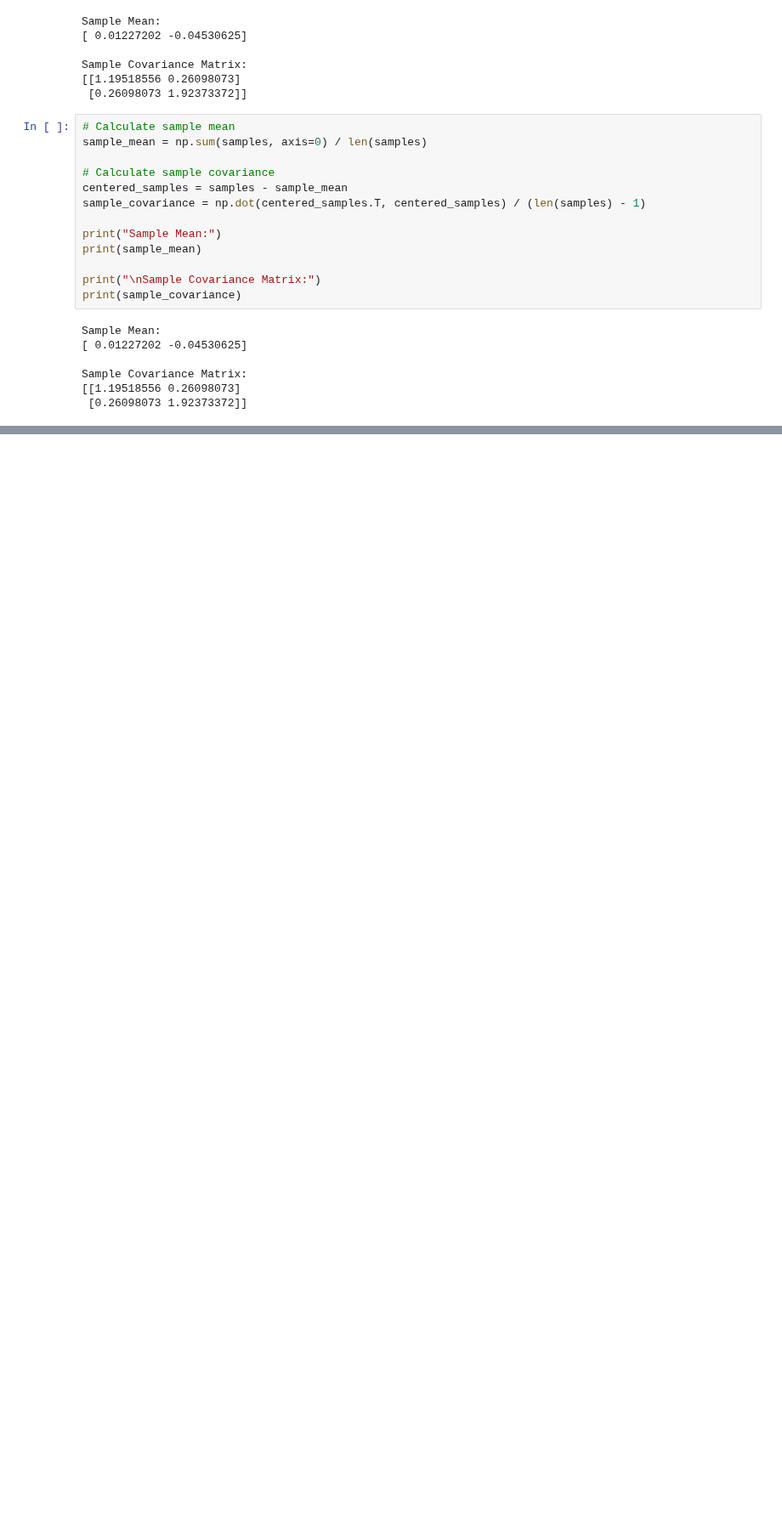
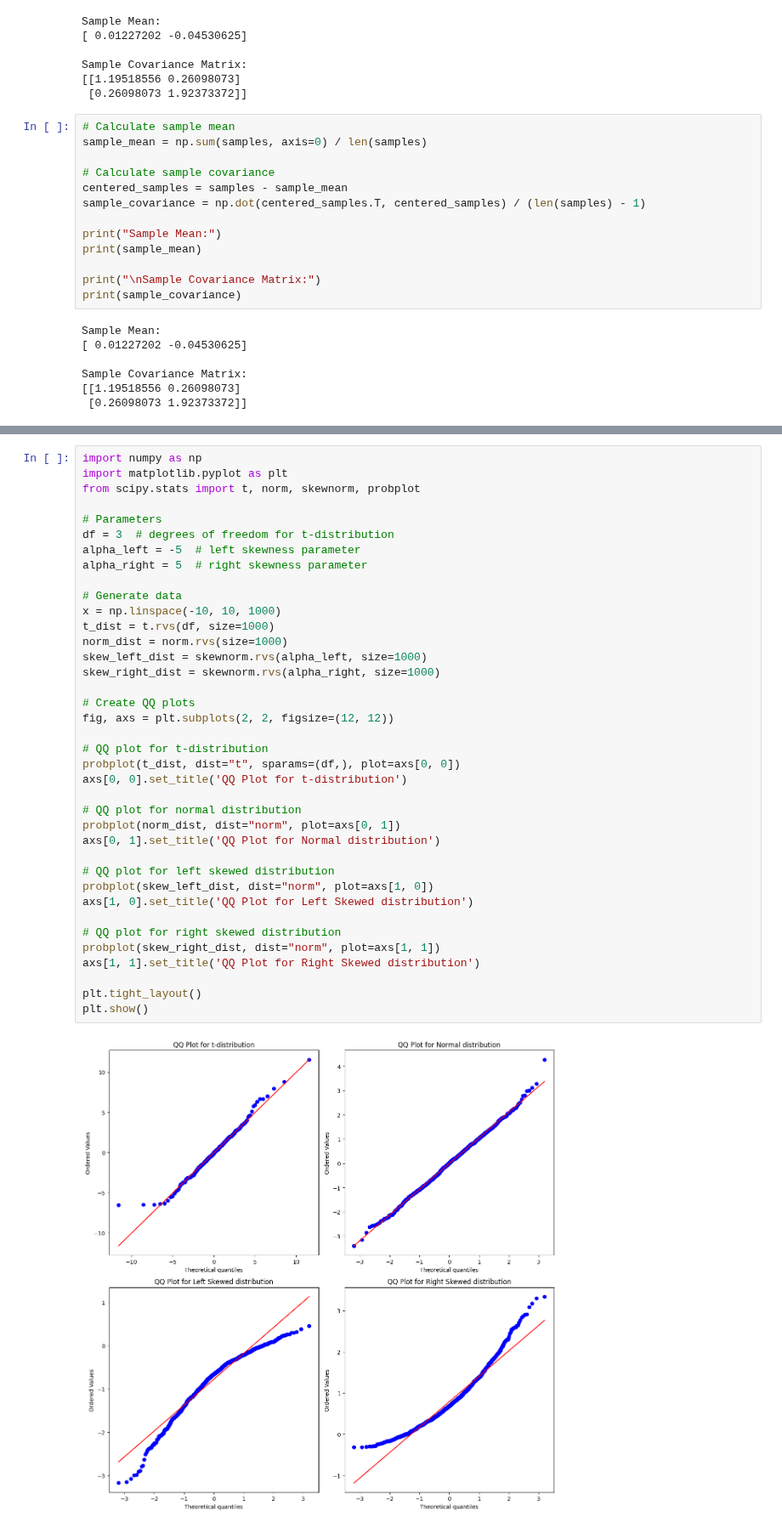
Before and after one commit to ichsanulamal/notes, a Jupyter notebook: finance-degen/1_introduction/main.ipynb, the cells around one changed output, grey strips where cells are left out. Shown at 85% size. Cells and saved outputs as stored; diff of their text form; blank space fills up the shorter version.

```diff
--- a/finance-degen/1_introduction/main.ipynb
+++ b/finance-degen/1_introduction/main.ipynb
@@ -140,0 +185,40 @@ Sample Covariance Matrix:
+# %%
+import numpy as np
+import matplotlib.pyplot as plt
+from scipy.stats import t, norm, skewnorm, probplot
+
+# Parameters
+df = 3  # degrees of freedom for t-distribution
+alpha_left = -5  # left skewness parameter
+alpha_right = 5  # right skewness parameter
+
+# Generate data
+x = np.linspace(-10, 10, 1000)
+t_dist = t.rvs(df, size=1000)
+norm_dist = norm.rvs(size=1000)
+skew_left_dist = skewnorm.rvs(alpha_left, size=1000)
+skew_right_dist = skewnorm.rvs(alpha_right, size=1000)
+
+# Create QQ plots
+fig, axs = plt.subplots(2, 2, figsize=(12, 12))
+
+# QQ plot for t-distribution
+probplot(t_dist, dist="t", sparams=(df,), plot=axs[0, 0])
+axs[0, 0].set_title('QQ Plot for t-distribution')
+
+# QQ plot for normal distribution
+probplot(norm_dist, dist="norm", plot=axs[0, 1])
+axs[0, 1].set_title('QQ Plot for Normal distribution')
+
+# QQ plot for left skewed distribution
+probplot(skew_left_dist, dist="norm", plot=axs[1, 0])
+axs[1, 0].set_title('QQ Plot for Left Skewed distribution')
+
+# QQ plot for right skewed distribution
+probplot(skew_right_dist, dist="norm", plot=axs[1, 1])
+axs[1, 1].set_title('QQ Plot for Right Skewed distribution')
+
+plt.tight_layout()
+plt.show()
+# %% [output]
+[figure, added]
```
Also changed, not shown: parts of 4 cells of this notebook, 1 other file.
